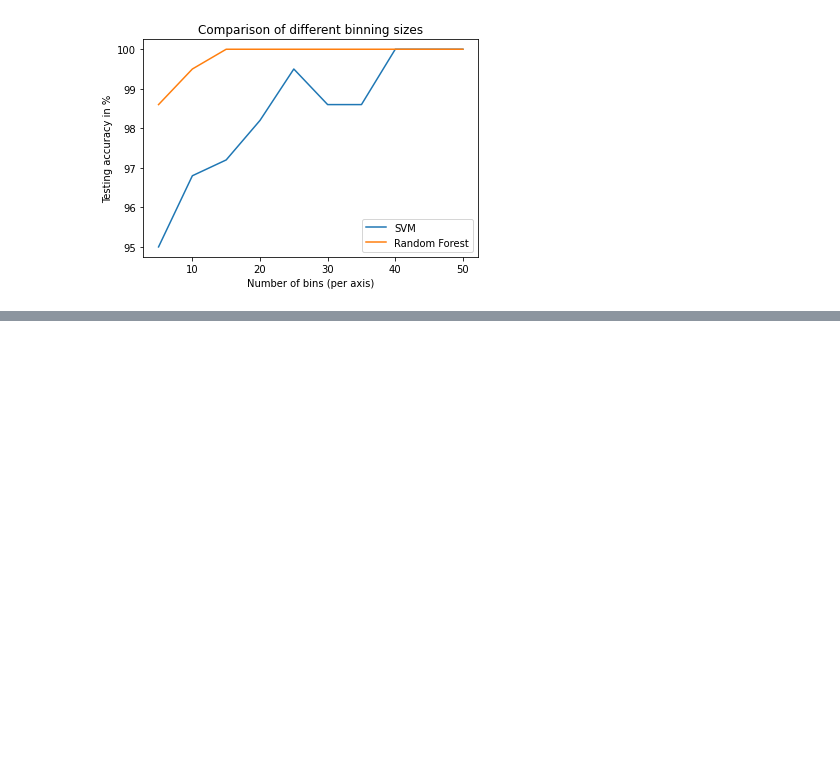
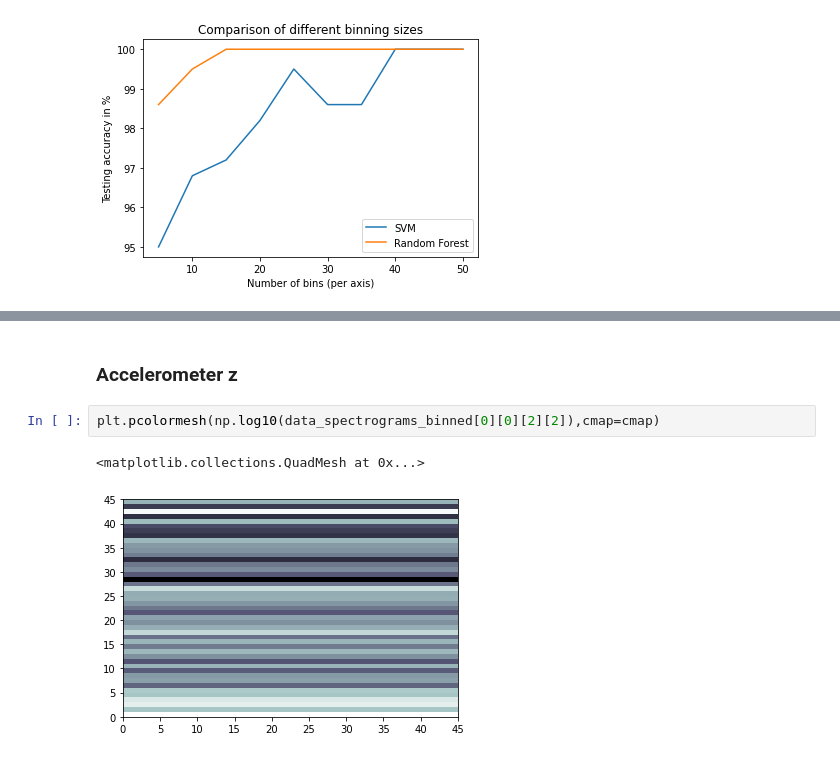
Before and after one commit to ray830305/CS522-Assignment-3, a Jupyter notebook: Assignment3.ipynb, the cells around one changed output, grey strips where cells are left out. Cells and saved outputs as stored; diff of their text form; blank space fills up the shorter version.

```diff
--- a/Assignment3.ipynb
+++ b/Assignment3.ipynb
@@ -302,0 +328,7 @@ plt.show()
+# %% [markdown]
+### Accelerometer z
+# %%
+plt.pcolormesh(np.log10(data_spectrograms_binned[0][0][2][2]),cmap=cmap)
+# %% [output]
+<matplotlib.collections.QuadMesh at 0x...>
+[figure, added]
```
Also changed, not shown: parts of 65 cells of this notebook.
